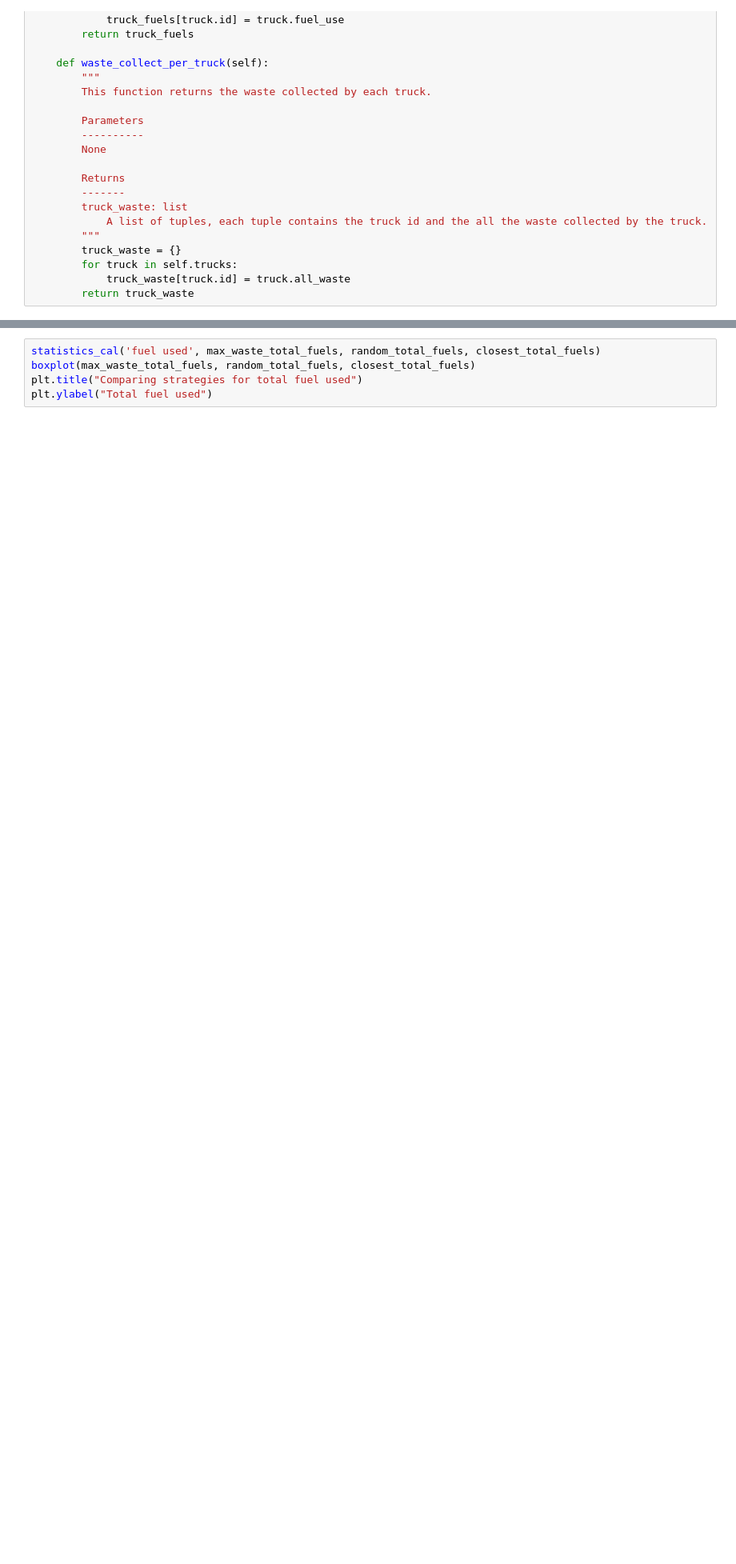
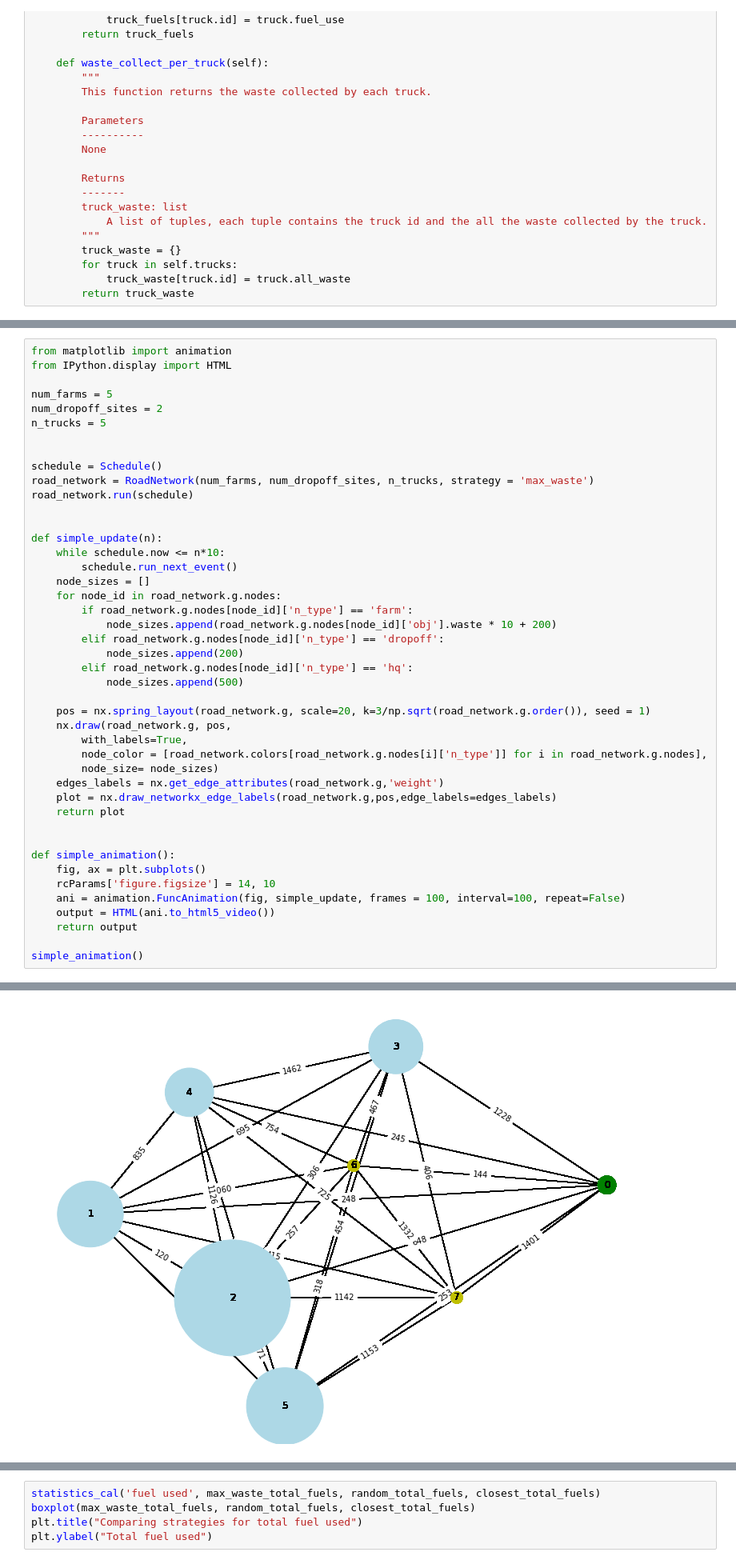
Before and after one commit to esther119/Simulation_Projects, a Jupyter notebook: waste_management_netowrk_simulation/waste_system_multi-trucks.ipynb, the cells around one changed output, grey strips where cells are left out. Shown at 80% size. Cells and saved outputs as stored; diff of their text form; blank space fills up the shorter version.

```diff
--- a/waste_management_netowrk_simulation/waste_system_multi-trucks.ipynb
+++ b/waste_management_netowrk_simulation/waste_system_multi-trucks.ipynb
@@ -1275,0 +1278,45 @@ waste_collect_per_truck (truck id: waste) {0: 6711.673073258418, 1: 6206.4624617
+# %%
+from matplotlib import animation
+from IPython.display import HTML
+
+num_farms = 5
+num_dropoff_sites = 2
+n_trucks = 5
+
+
+schedule = Schedule()
+road_network = RoadNetwork(num_farms, num_dropoff_sites, n_trucks, strategy = 'max_waste')
+road_network.run(schedule)
+
+
+def simple_update(n):
+    while schedule.now <= n*10:
+        schedule.run_next_event()
+    node_sizes = []
+    for node_id in road_network.g.nodes:
+        if road_network.g.nodes[node_id]['n_type'] == 'farm':
+            node_sizes.append(road_network.g.nodes[node_id]['obj'].waste * 10 + 200)
+        elif road_network.g.nodes[node_id]['n_type'] == 'dropoff':
+            node_sizes.append(200)
+        elif road_network.g.nodes[node_id]['n_type'] == 'hq':
+            node_sizes.append(500)
+
+    pos = nx.spring_layout(road_network.g, scale=20, k=3/np.sqrt(road_network.g.order()), seed = 1)
+    nx.draw(road_network.g, pos,
+        with_labels=True,
+        node_color = [road_network.colors[road_network.g.nodes[i]['n_type']] for i in road_network.g.nodes],
+        node_size= node_sizes)
+    edges_labels = nx.get_edge_attributes(road_network.g,'weight')
+    plot = nx.draw_networkx_edge_labels(road_network.g,pos,edge_labels=edges_labels)
+    return plot
+
+
+def simple_animation():
+    fig, ax = plt.subplots()
+    rcParams['figure.figsize'] = 14, 10
+    ani = animation.FuncAnimation(fig, simple_update, frames = 100, interval=100, repeat=False)
+    output = HTML(ani.to_html5_video())
+    return output
+
+simple_animation()
+# %% [output]
@@ -1276,3 +1324,4 @@ waste_collect_per_truck (truck id: waste) {0: 6711.673073258418, 1: 6206.4624617
+[figure, added]
 # %%
 road_network.visited_hq, road_network.visited_farms, road_network.visited_dropoff
 # %% [output]
```
Also changed, not shown: parts of 9 cells of this notebook, 12 other files.
